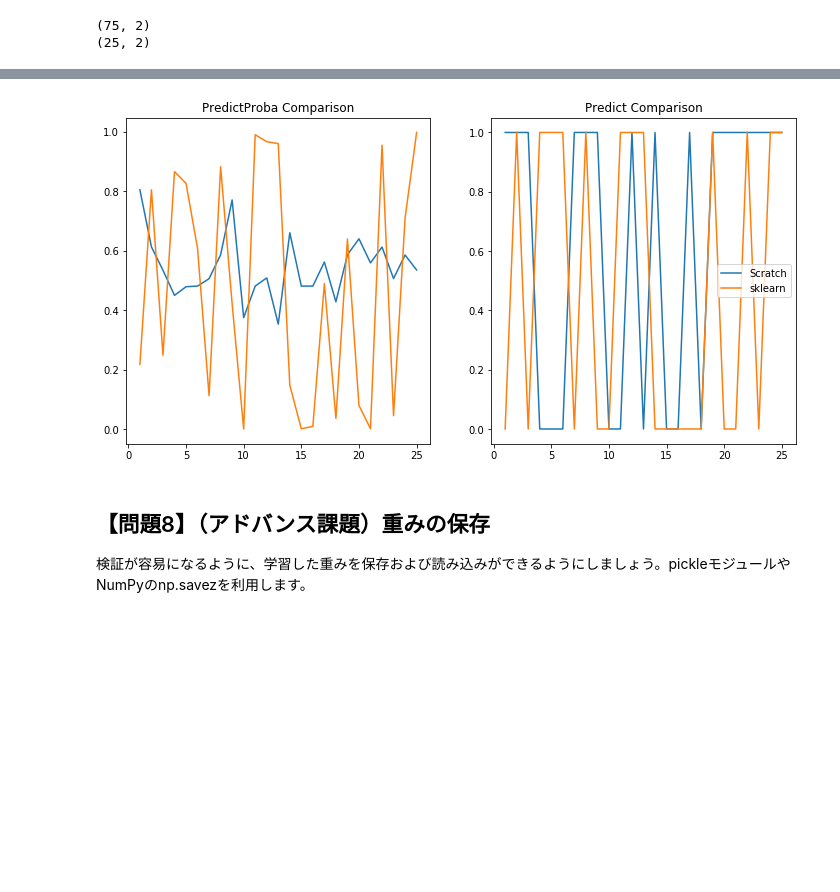
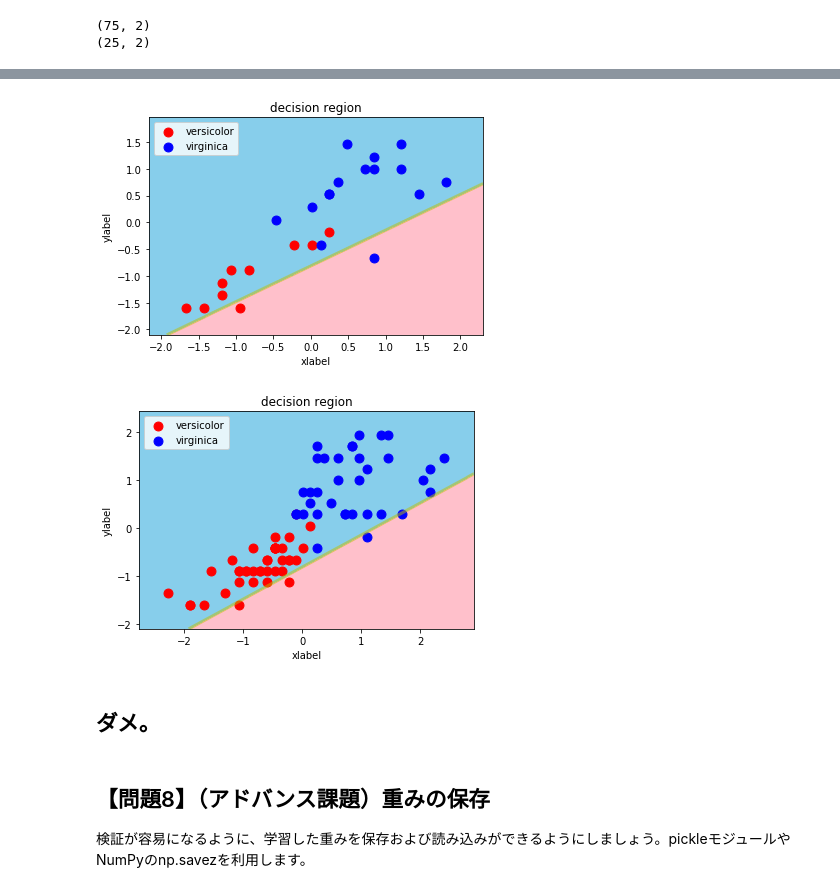
Before and after one commit to adachione/diveintocode-ml, a Jupyter notebook: Sprint/Sprint_機械学習スクラッチ ロジスティック回帰.ipynb, the cells around one changed output, grey strips where cells are left out. Drawn from its saved outputs; the diff is of its cells as text; code cells hidden in the pictures; blank space fills up the shorter version.

```diff
--- a/Sprint/Sprint_機械学習スクラッチ ロジスティック回帰.ipynb
+++ b/Sprint/Sprint_機械学習スクラッチ ロジスティック回帰.ipynb
@@ -662,7 +645,7 @@ plt.show()
 決定領域を可視化してください。
 # %%
 # 特徴量を2つに絞る。
-X2 = df.iloc[:, :2].values
+X2 = df.iloc[:, [2, 3]].values
 y2 = df.iloc[:, 4].values
 
 X2_train, X2_test, y2_train, y2_test =  train_test_split(X2, y2, test_size=0.25, random_state=1)
@@ -676,12 +659,14 @@ scaler.fit(X2_train)   #後でスケーリングするために使用する平
 X2_train_scaler = scaler.transform(X2_train)   # 標準化　センタリングとスケーリングによって標準化を実行する
 X2_test_scaler = scaler.transform(X2_test)     # 標準化　センタリングとスケーリングによって標準化を実行する
 # %%
-scr_lr_iris2 = ScratchLogisticRegression(num_iter=500,
-                                   lr=0.01,
-                                   no_bias=True,
-                                   verbose=False)
+scr_iris2 = ScratchLogisticRegression(num_iter=1000,
+                                   lr=0.0001,
+                                   C=1,
+                                   no_bias=False,
+                                   verbose=False,
+                                   save=False)
 
-scr_lr_iris2.fit(X2_train_scaler, y2_train, X2_test_scaler, y2_test)
+scr_iris2.fit(X2_train_scaler, y2_train, X2_test_scaler, y2_test)
 # %%
 from matplotlib.colors import ListedColormap
 import matplotlib.patches as mpatches
@@ -781,21 +719,15 @@ array([[1],
-# %%
-# probaの比較
-fig, axes = plt.subplots(ncols=2, figsize=(12, 6))
-
-xline = np.arange(1, len(lr_iris_pred_proba) + 1)
-
-axes[0].set_title("PredictProba Comparison")
-axes[0].plot(xline, scr_lr2_proba, label="Scratch")
-axes[0].plot(xline, lr_iris_pred_proba[:, 1], label="sklearn")
-
-axes[1].set_title("Predict Comparison")
-axes[1].plot(xline, scr_lr2_predict, label="Scratch")
-axes[1].plot(xline, lr_iris_pred, label="sklearn")
-
-plt.legend()
-plt.show()
-# %% [output]
-[figure, removed]
+# %%
+# テストデータ
+decision_region(X2_test_scaler, y2_test, scr_iris2)
+# %% [output]
+[figure, added]
+# %%
+# 訓練データ
+decision_region(X2_train_scaler, y2_train, scr)
+# %% [output]
+[figure, added]
+# %% [markdown]
+## ダメ。
 # %% [markdown]
 ## 【問題8】（アドバンス課題）重みの保存
 検証が容易になるように、学習した重みを保存および読み込みができるようにしましょう。pickleモジュールやNumPyのnp.savezを利用します。
```
Also changed, not shown: parts of 18 cells of this notebook.
